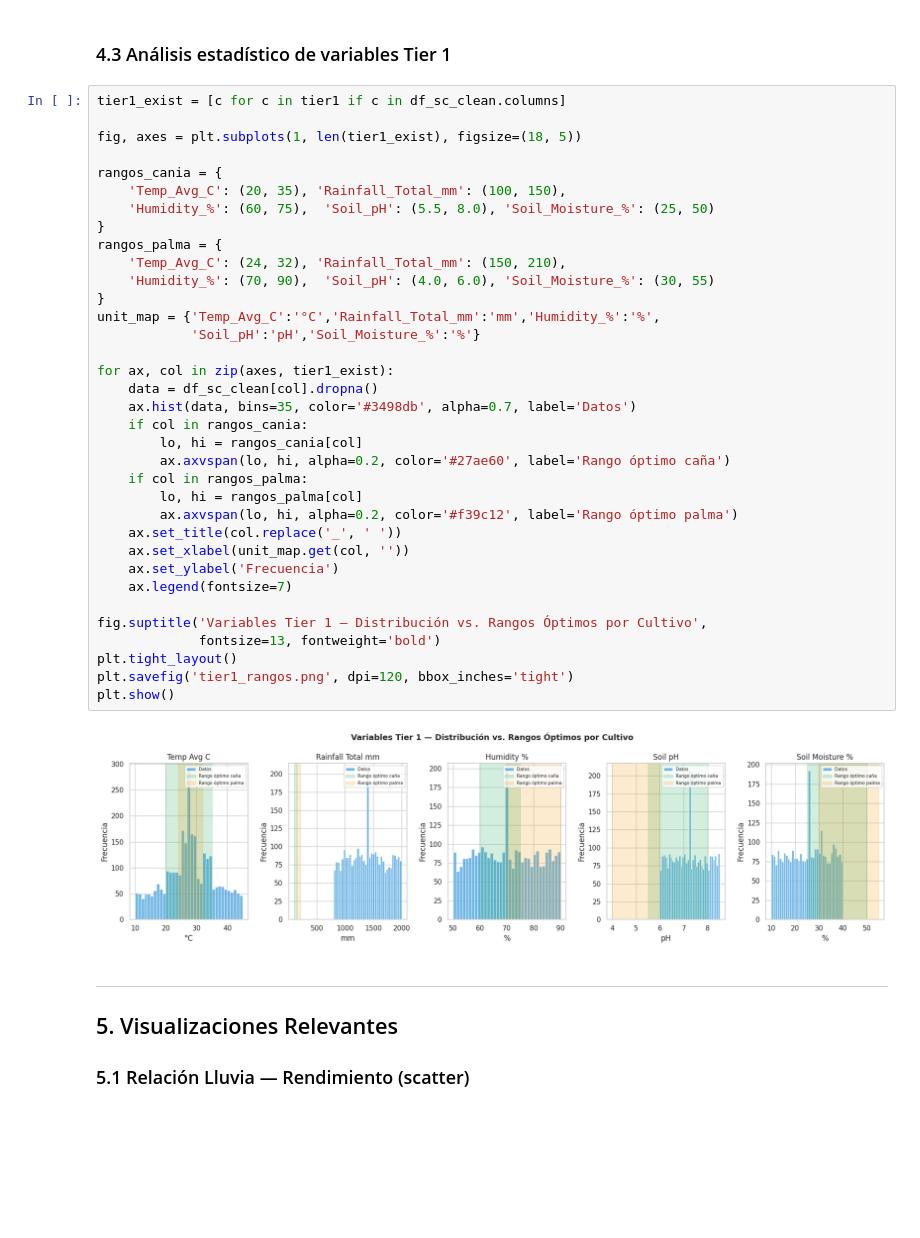
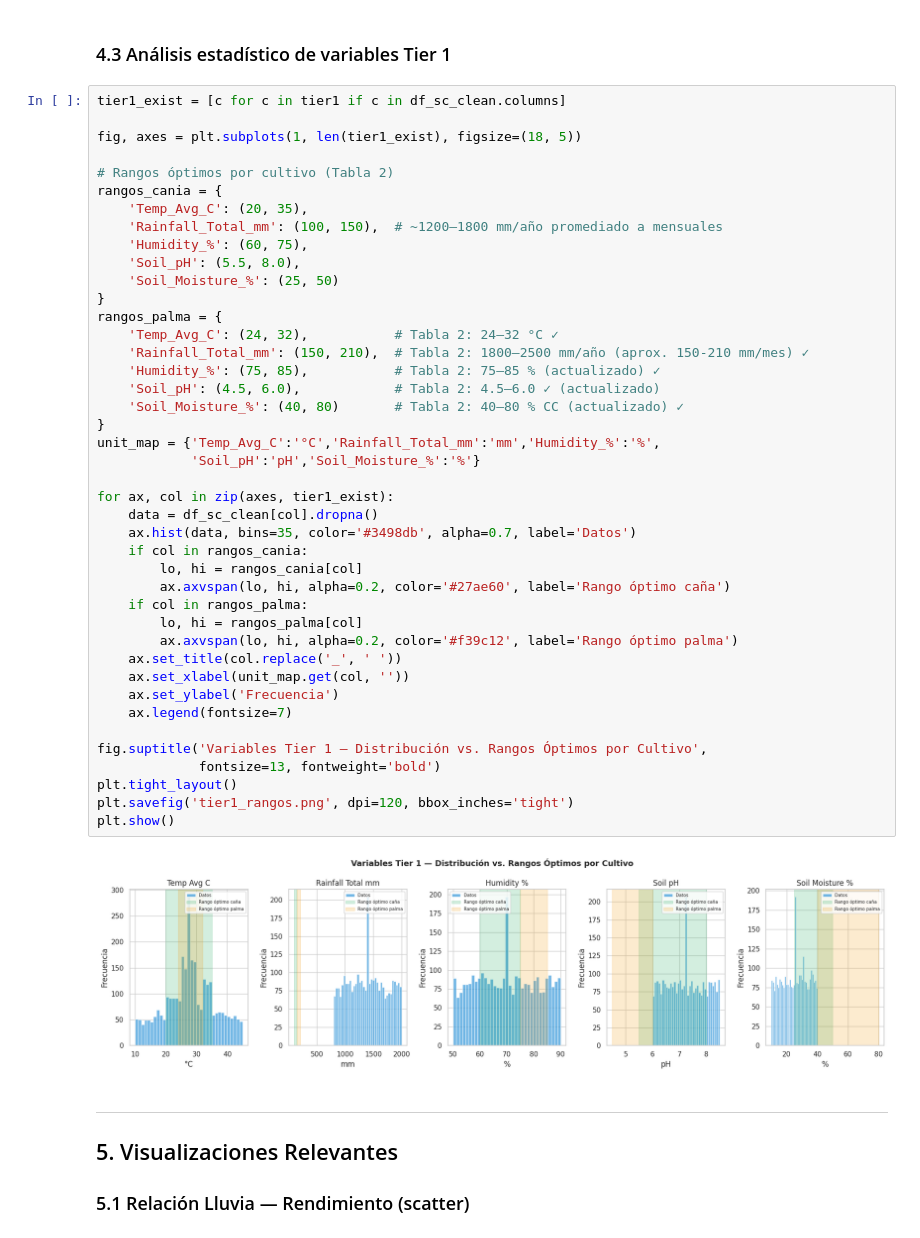
Before and after one commit to JuanJDlp/proyecto-final-siscom1, a Jupyter notebook: fase_1/eda_agroclimatico.ipynb, the cells around one changed output. Drawn from its saved outputs; the diff is of its cells as text; blank space fills up the shorter version.

Commit message:
modificacion de rangos

```diff
--- a/fase_1/eda_agroclimatico.ipynb
+++ b/fase_1/eda_agroclimatico.ipynb
@@ -658,38 +675,45 @@ tier1_exist = [c for c in tier1 if c in df_sc_clean.columns]
 
 fig, axes = plt.subplots(1, len(tier1_exist), figsize=(18, 5))
 
+# Rangos óptimos por cultivo (Tabla 2)
 rangos_cania = {
-    'Temp_Avg_C': (20, 35), 'Rainfall_Total_mm': (100, 150),
-    'Humidity_%': (60, 75),  'Soil_pH': (5.5, 8.0), 'Soil_Moisture_%': (25, 50)
+    'Temp_Avg_C': (20, 35),
+    'Rainfall_Total_mm': (100, 150),  # ~1200–1800 mm/año promediado a mensuales
+    'Humidity_%': (60, 75),
+    'Soil_pH': (5.5, 8.0),
+    'Soil_Moisture_%': (25, 50)
 }
 rangos_palma = {
-    'Temp_Avg_C': (24, 32), 'Rainfall_Total_mm': (150, 210),
-    'Humidity_%': (70, 90),  'Soil_pH': (4.0, 6.0), 'Soil_Moisture_%': (30, 55)
+    'Temp_Avg_C': (24, 32),           # Tabla 2: 24–32 °C ✓
+    'Rainfall_Total_mm': (150, 210),  # Tabla 2: 1800–2500 mm/año (aprox. 150-210 mm/mes) ✓
+    'Humidity_%': (75, 85),           # Tabla 2: 75–85 % (actualizado) ✓
+    'Soil_pH': (4.5, 6.0),            # Tabla 2: 4.5–6.0 ✓ (actualizado)
+    'Soil_Moisture_%': (40, 80)       # Tabla 2: 40–80 % CC (actualizado) ✓
 }
 unit_map = {'Temp_Avg_C':'°C','Rainfall_Total_mm':'mm','Humidity_%':'%',
             'Soil_pH':'pH','Soil_Moisture_%':'%'}
 
 for ax, col in zip(axes, tier1_exist):
     data = df_sc_clean[col].dropna()
     ax.hist(data, bins=35, color='#3498db', alpha=0.7, label='Datos')
     if col in rangos_cania:
         lo, hi = rangos_cania[col]
         ax.axvspan(lo, hi, alpha=0.2, color='#27ae60', label='Rango óptimo caña')
     if col in rangos_palma:
         lo, hi = rangos_palma[col]
         ax.axvspan(lo, hi, alpha=0.2, color='#f39c12', label='Rango óptimo palma')
     ax.set_title(col.replace('_', ' '))
     ax.set_xlabel(unit_map.get(col, ''))
     ax.set_ylabel('Frecuencia')
     ax.legend(fontsize=7)
 
 fig.suptitle('Variables Tier 1 — Distribución vs. Rangos Óptimos por Cultivo',
              fontsize=13, fontweight='bold')
 plt.tight_layout()
 plt.savefig('tier1_rangos.png', dpi=120, bbox_inches='tight')
 plt.show()
 # %% [output]
-[figure, old version]
+[figure, new version]
 # %% [markdown]
 ---
 ## 5. Visualizaciones Relevantes
```
Also changed, not shown: parts of 8 cells of this notebook, 4 other files.
